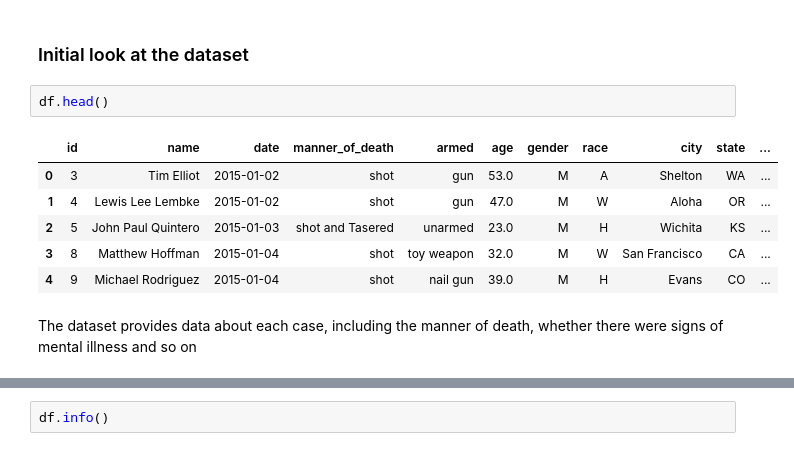
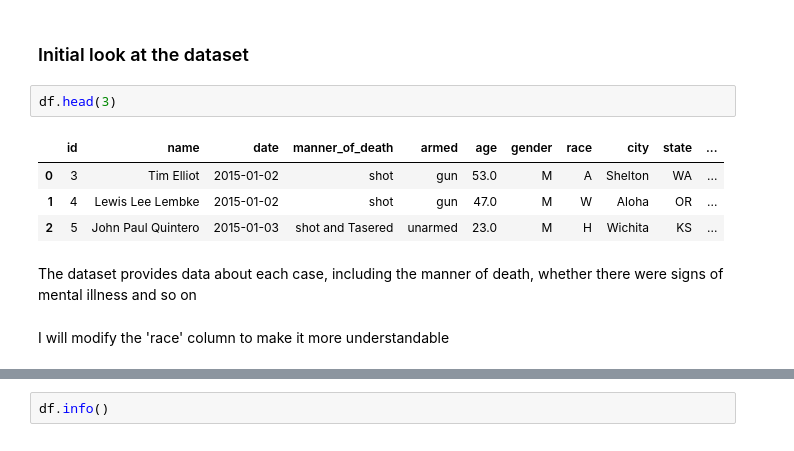
Before and after one commit to valdas-v1/Fatal-Police-Shooting-in-United-States, a Jupyter notebook: notebook.ipynb, the cells around one changed output, grey strips where cells are left out. Saved outputs shown, nothing was run; the diff lists cells and outputs as text.

```diff
--- a/notebook.ipynb
+++ b/notebook.ipynb
@@ -29,13 +29,13 @@ df = pd.read_csv('https://raw.githubusercontent.com/valdas-v1/Fatal-Police-Shoot
 # %% [markdown]
 ### Initial look at the dataset
 # %%
-df.head()
+df.head(3)
 # %% [output]
 |  | id | name | date | manner_of_death | armed | age | gender | race | city | state | ... |
 | 0 | 3 | Tim Elliot | 2015-01-02 | shot | gun | 53.0 | M | A | Shelton | WA | ... |
 | 1 | 4 | Lewis Lee Lembke | 2015-01-02 | shot | gun | 47.0 | M | W | Aloha | OR | ... |
 | 2 | 5 | John Paul Quintero | 2015-01-03 | shot and Tasered | unarmed | 23.0 | M | H | Wichita | KS | ... |
-| 3 | 8 | Matthew Hoffman | 2015-01-04 | shot | toy weapon | 32.0 | M | W | San Francisco | CA | ... |
-| 4 | 9 | Michael Rodriguez | 2015-01-04 | shot | nail gun | 39.0 | M | H | Evans | CO | ... |
 # %% [markdown]
 The dataset provides data about each case, including the manner of death, whether there were signs of mental illness and so on
+# %% [markdown]
+I will modify the 'race' column to make it more understandable
```
Also changed, not shown: parts of 27 cells of this notebook.
